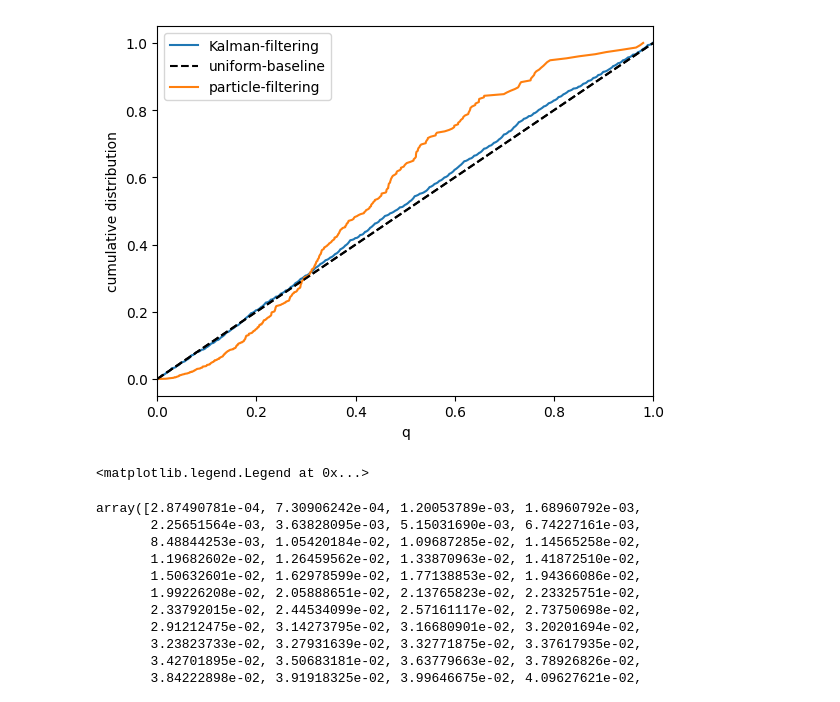
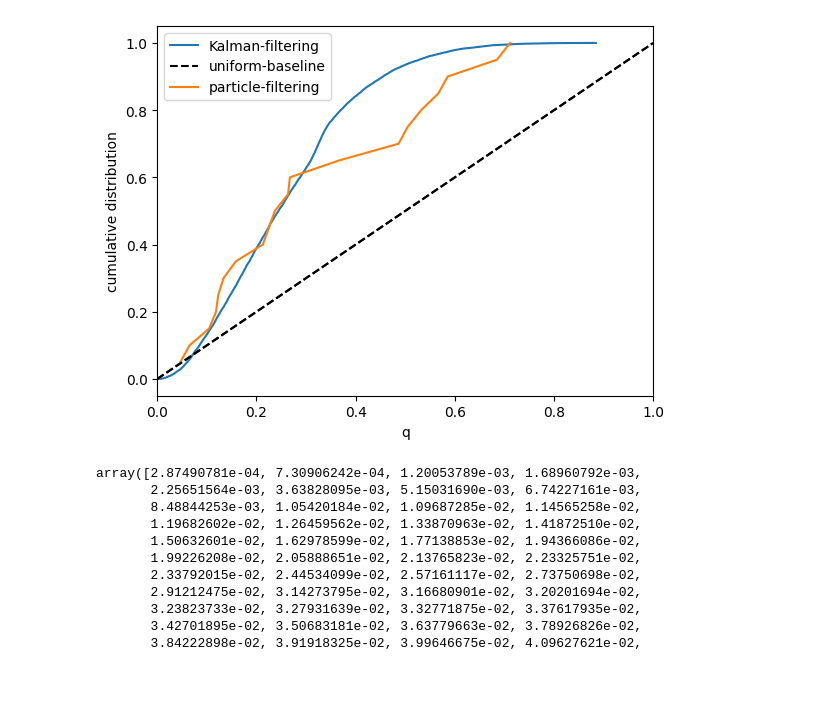
Before and after one commit to changmin-yu/particle-filtering-playground, a Jupyter notebook: notebooks/test_lds.ipynb, the cells around one changed output. Saved outputs shown, nothing was run; the diff lists cells and outputs as text; code cells hidden in the pictures.

Commit message:
evaluation completed

```diff
--- a/notebooks/test_lds.ipynb
+++ b/notebooks/test_lds.ipynb
@@ -98,7 +148,7 @@ particle_history, weight_history, true_state_history = [], [], []
 with trange(50, dynamic_ncols=True) as pbar:
     for i in pbar:
         true_state_history_temp, estimate_state_history, particle_history_temp, weight_history_temp, obs_history = main(save_particles=True, init="gaussian",
-                                                                                                                        num_iters=10, num_particles=10000)
+                                                                                                                        num_iters=20, num_particles=5000)
         particle_history.append(particle_history_temp)
         weight_history.append(weight_history_temp)
         true_state_history.append(true_state_history_temp)
@@ -117,6 +182,6 @@ No artists with labels found to put in legend.  Note that artists whose label st
 # %%
 theta = np.pi / 12
-A = np.array([
+A = 0.99 * np.array([
 [np.cos(theta), -np.sin(theta)],
 [np.sin(theta), np.cos(theta)],
 ])
@@ -132,8 +197,12 @@ init_KF_kwargs = {
     "Gamma": Gamma,
 }
 
-mu0 = np.array([10., 0.])
-Gamma0 = np.eye(2) * 1.0
+# mu0 = np.array([10., 0.])
+# Gamma0 = np.eye(2) * 1.0
+mu0 = None
+Gamma0 = None
+# mu0 = np.zeros((2, ))
+# Gamma0 = solve_discrete_lyapunov(A, Gamma)
 
 init_env_kwargs = {
     "A": A,
@@ -148,9 +217,9 @@ true_state_history_KF = []
 KF_mu_history = []
 KF_cov_history = []
 
-for i in range(100):
+for i in range(1000):
     mu, V, true_state = kalman_filtering_without_control(
-        10,
+        1000,
         env_cls=LDSSimple,
         init_env_kwargs=init_env_kwargs,
         init_KF_kwargs=init_KF_kwargs,
@@ -165,11 +234,15 @@ KF_mu_history = np.array(KF_mu_history)
 KF_cov_history = np.array(KF_cov_history)
 # %%
 cdf = []
-for i in range(100):
-    cdf.append(gaussian_cdf_evaluation_KF(
-        KF_mu_history[i],
-        KF_cov_history[i],
-        true_state_history_KF[i],
-    ))
+with trange(1000, dynamic_ncols=True) as pbar:
+    for i in pbar:
+# for i in range(1000):
+        cdf.append(gaussian_cdf_evaluation_KF(
+            KF_mu_history[i],
+            KF_cov_history[i],
+            true_state_history_KF[i],
+            dim=1,
+        ))
 
-cdf = np.array(cdf)
+cdf = np.array(cdf).flatten()
+sorted_cdf = np.sort(cdf)
@@ -175,0 +261,2 @@ cdf = np.array(cdf)
+# %%
+ecdf = np.cumsum(np.ones_like(sorted_cdf)) / len(cdf)
@@ -176,13 +268,14 @@ cdf = np.array(cdf)
 # %%
 fig, ax = plt.subplots()
-ax.plot(np.arange(1000) / 1000, np.cumsum(np.sort(cdf)) / np.sum(cdf), label="Kalman-filtering")
+ax.plot(sorted_cdf, ecdf, label="Kalman-filtering")
 ax.plot(np.arange(1000) / 1000, np.arange(1000)* 0.001, "k--", label="uniform-baseline")
 gaussian_cdf_evaluation_PF(particle_history, true_state_history, weight_history, ax=ax)
 
 ax.legend()
+
+fig.savefig("../figures/evaluate_filtering_cdf.pdf")
 # %% [output]
-[figure, old version]
+[figure, new version]
-<matplotlib.legend.Legend at 0x...>
 # %%
 np.cumsum(np.sort(cdf)) / np.sum(cdf)
 # %% [output]
```
Also changed, not shown: parts of 21 cells of this notebook, 7 other files.
